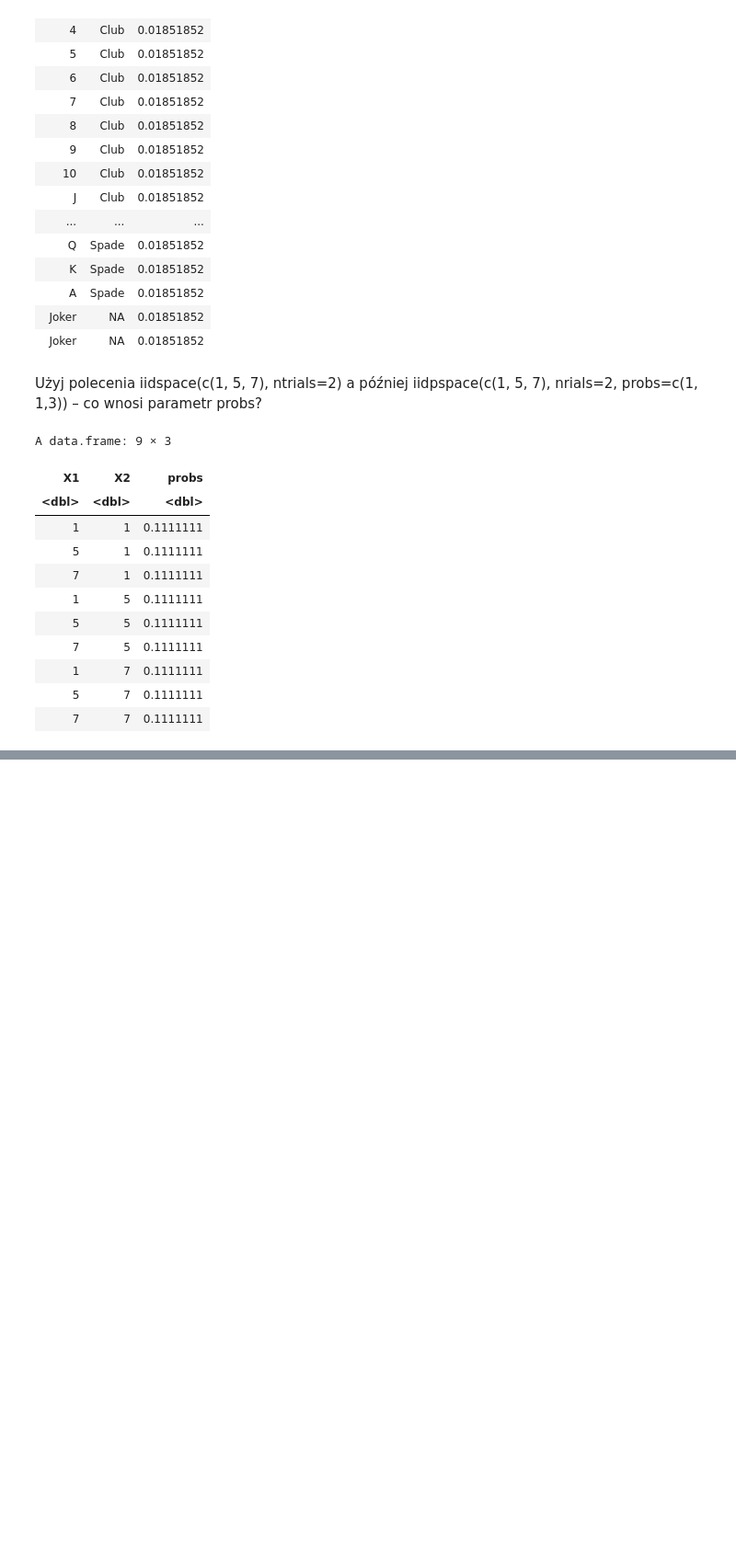
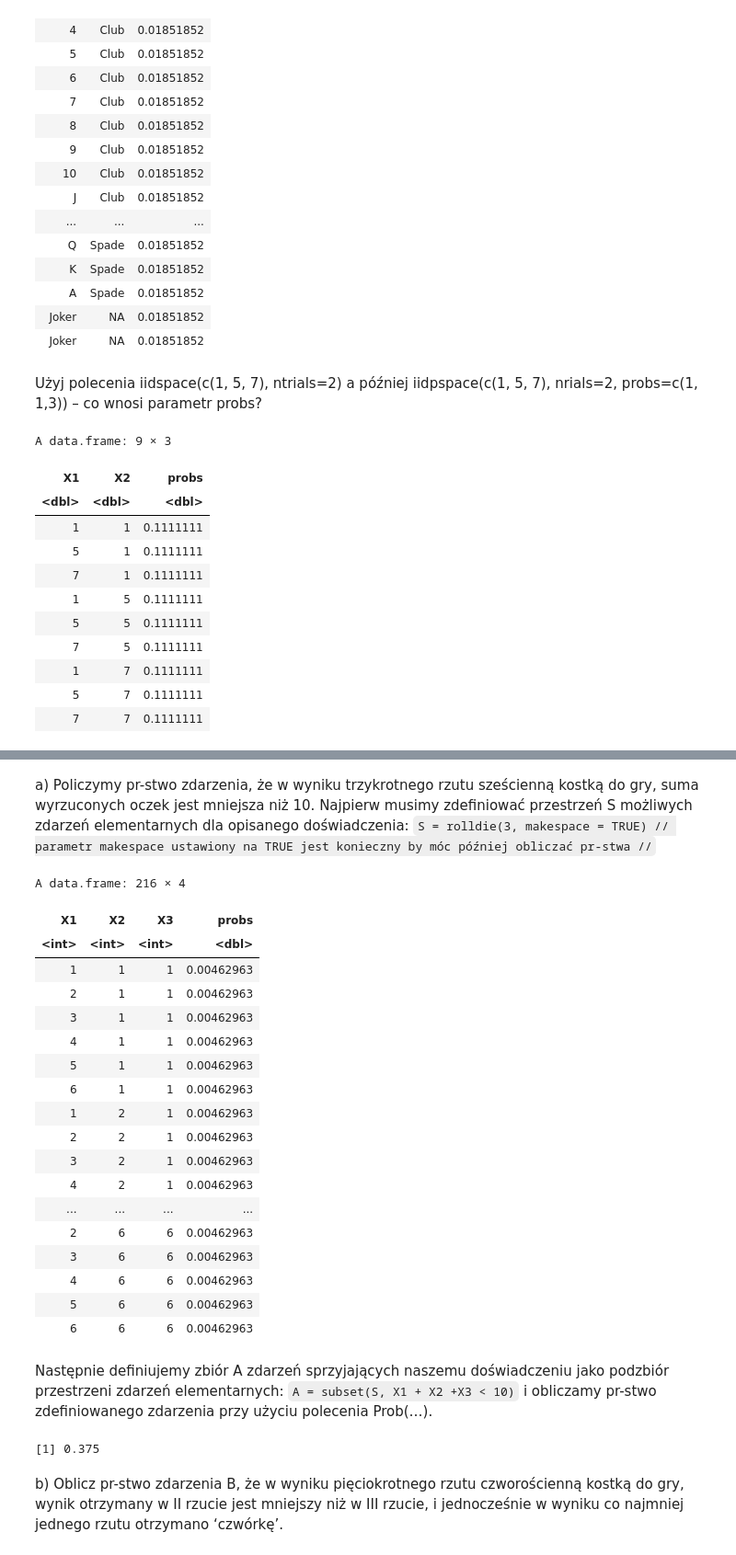
Before and after one commit to 30james00/pollub_R, a Jupyter notebook: Lab5.ipynb, the cells around one changed output, grey strips where cells are left out. Shown at 92% size. Drawn from its saved outputs; the diff is of its cells as text; code cells hidden in the pictures; blank space fills up the shorter version.

```diff
--- a/Lab5.ipynb
+++ b/Lab5.ipynb
@@ -288,0 +240,43 @@ zmieni jeśli parametrowi type nadasz wartość ‘h’, ‘o’, ‘s’, ...
+# %% [markdown]
+a) Policzymy pr-stwo zdarzenia, że w wyniku trzykrotnego rzutu sześcienną kostką do gry, suma
+wyrzuconych oczek jest mniejsza niż 10.
+Najpierw musimy zdefiniować przestrzeń S możliwych zdarzeń elementarnych dla opisanego
+doświadczenia:
+`S = rolldie(3, makespace = TRUE) // parametr makespace ustawiony na TRUE jest konieczny by móc później obliczać pr-stwa //`
+# %%
+S <- rolldie(3, makespace = T)
+S
+# %% [output]
+A data.frame: 216 × 4
+| X1 | X2 | X3 | probs |
+| <int> | <int> | <int> | <dbl> |
+| 1 | 1 | 1 | 0.00462963 |
+| 2 | 1 | 1 | 0.00462963 |
+| 3 | 1 | 1 | 0.00462963 |
+| 4 | 1 | 1 | 0.00462963 |
+| 5 | 1 | 1 | 0.00462963 |
+| 6 | 1 | 1 | 0.00462963 |
+| 1 | 2 | 1 | 0.00462963 |
+| 2 | 2 | 1 | 0.00462963 |
+| 3 | 2 | 1 | 0.00462963 |
+| 4 | 2 | 1 | 0.00462963 |
+| ... | ... | ... | ... |
+| 2 | 6 | 6 | 0.00462963 |
+| 3 | 6 | 6 | 0.00462963 |
+| 4 | 6 | 6 | 0.00462963 |
+| 5 | 6 | 6 | 0.00462963 |
+| 6 | 6 | 6 | 0.00462963 |
+# %% [markdown]
+Następnie definiujemy zbiór A zdarzeń sprzyjających naszemu doświadczeniu jako podzbiór
+przestrzeni zdarzeń elementarnych:
+`A = subset(S, X1 + X2 +X3 < 10)`
+i obliczamy pr-stwo zdefiniowanego zdarzenia przy użyciu polecenia Prob(…).
+# %%
+A <- subset(S, X1 + X2 + X3 < 10)
+Prob(A)
+# %% [output]
+[1] 0.375
+# %% [markdown]
+b) Oblicz pr-stwo zdarzenia B, że w wyniku pięciokrotnego rzutu czworościenną kostką do gry,
+wynik otrzymany w II rzucie jest mniejszy niż w III rzucie, i jednocześnie w wyniku co najmniej
+jednego rzutu otrzymano ‘czwórkę’.
```
Also changed, not shown: parts of 19 cells of this notebook.
